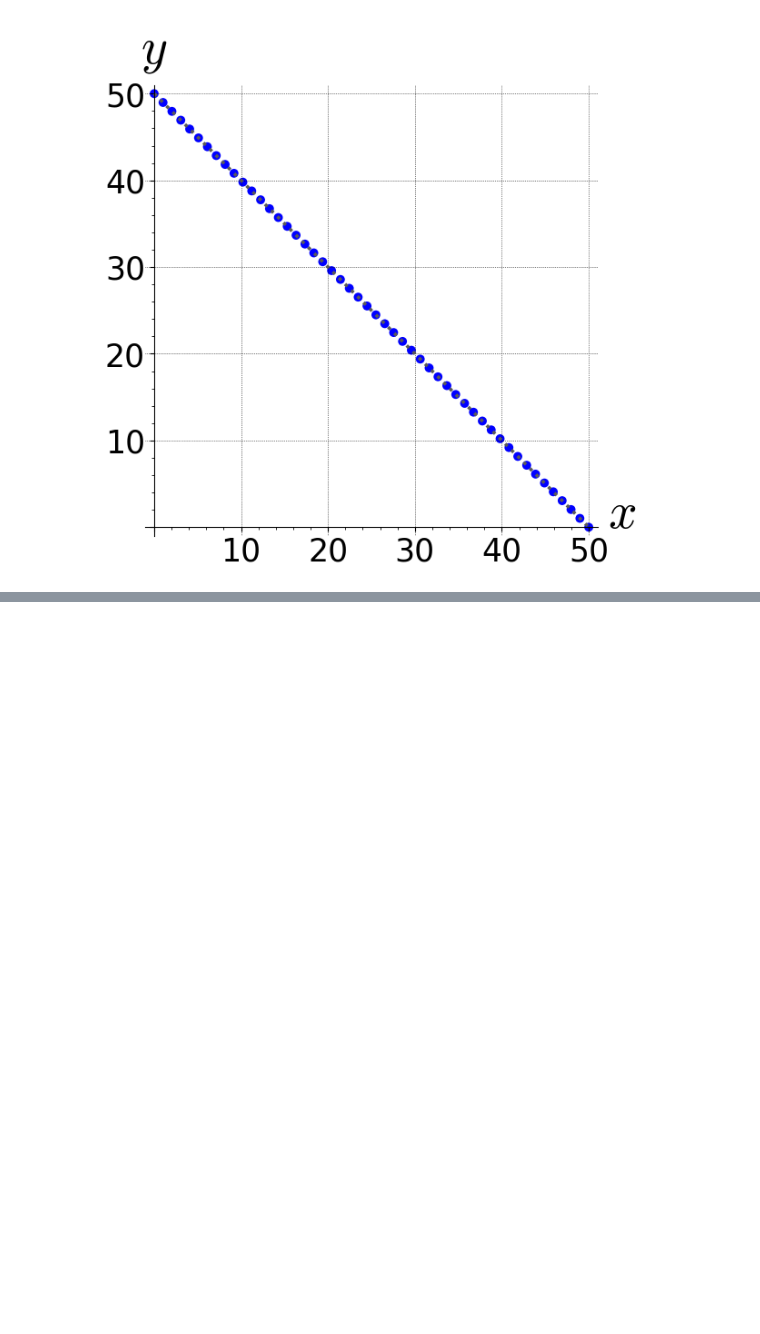
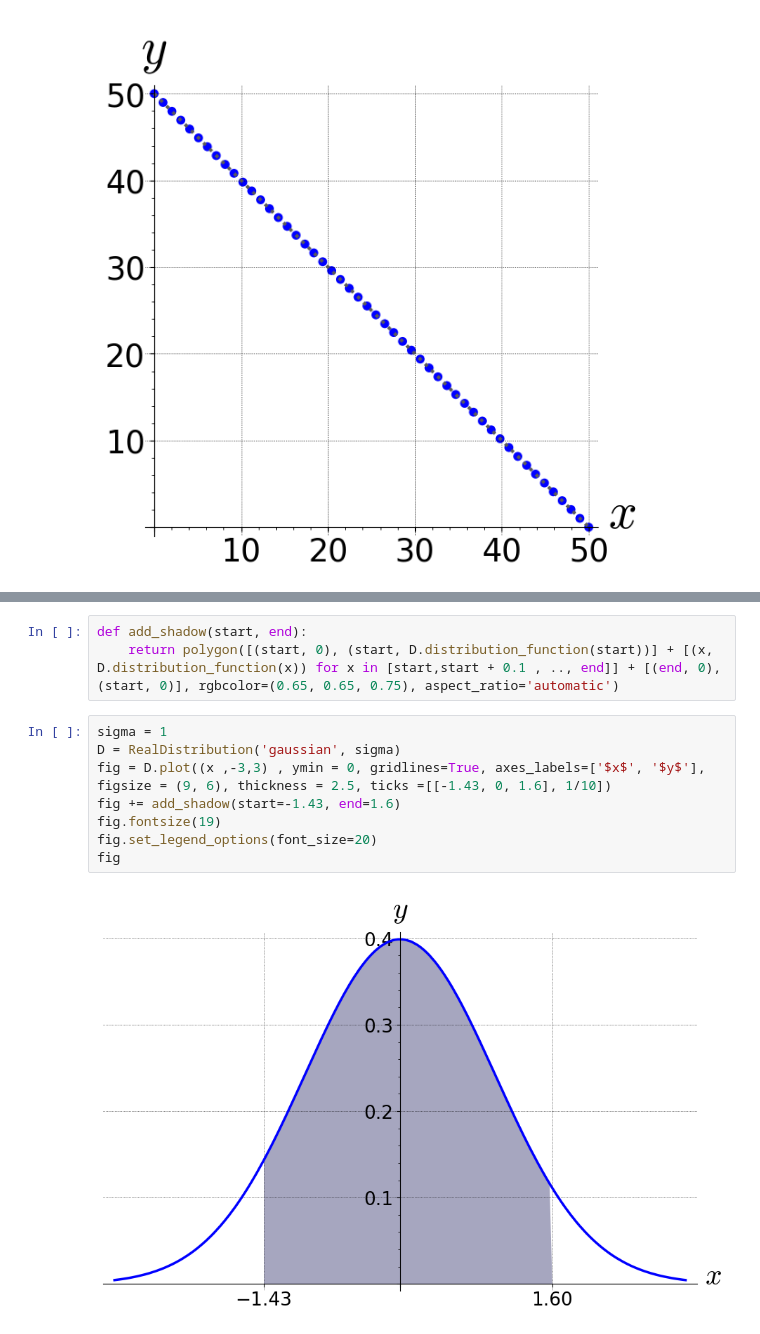
Before and after one commit to taham8875/sage-and-latex-snippets, a Jupyter notebook: sage-snippets/December 20 - 2022.ipynb, the cells around one changed output, grey strips where cells are left out. Cells and saved outputs as stored; diff of their text form; blank space fills up the shorter version.

```diff
--- a/sage-snippets/December 20 - 2022.ipynb
+++ b/sage-snippets/December 20 - 2022.ipynb
@@ -121,0 +134,13 @@ fig
+# %%
+def add_shadow(start, end):
+    return polygon([(start, 0), (start, D.distribution_function(start))] + [(x, D.distribution_function(x)) for x in [start,start + 0.1 , .., end]] + [(end, 0), (start, 0)], rgbcolor=(0.65, 0.65, 0.75), aspect_ratio='automatic')
+# %%
+sigma = 1
+D = RealDistribution('gaussian', sigma)
+fig = D.plot((x ,-3,3) , ymin = 0, gridlines=True, axes_labels=['$x$', '$y$'], figsize = (9, 6), thickness = 2.5, ticks =[[-1.43, 0, 1.6], 1/10])
+fig += add_shadow(start=-1.43, end=1.6)
+fig.fontsize(19)
+fig.set_legend_options(font_size=20)
+fig
+# %% [output]
+[figure, added]
```
Also changed, not shown: parts of 3 cells of this notebook, 1 other file.
